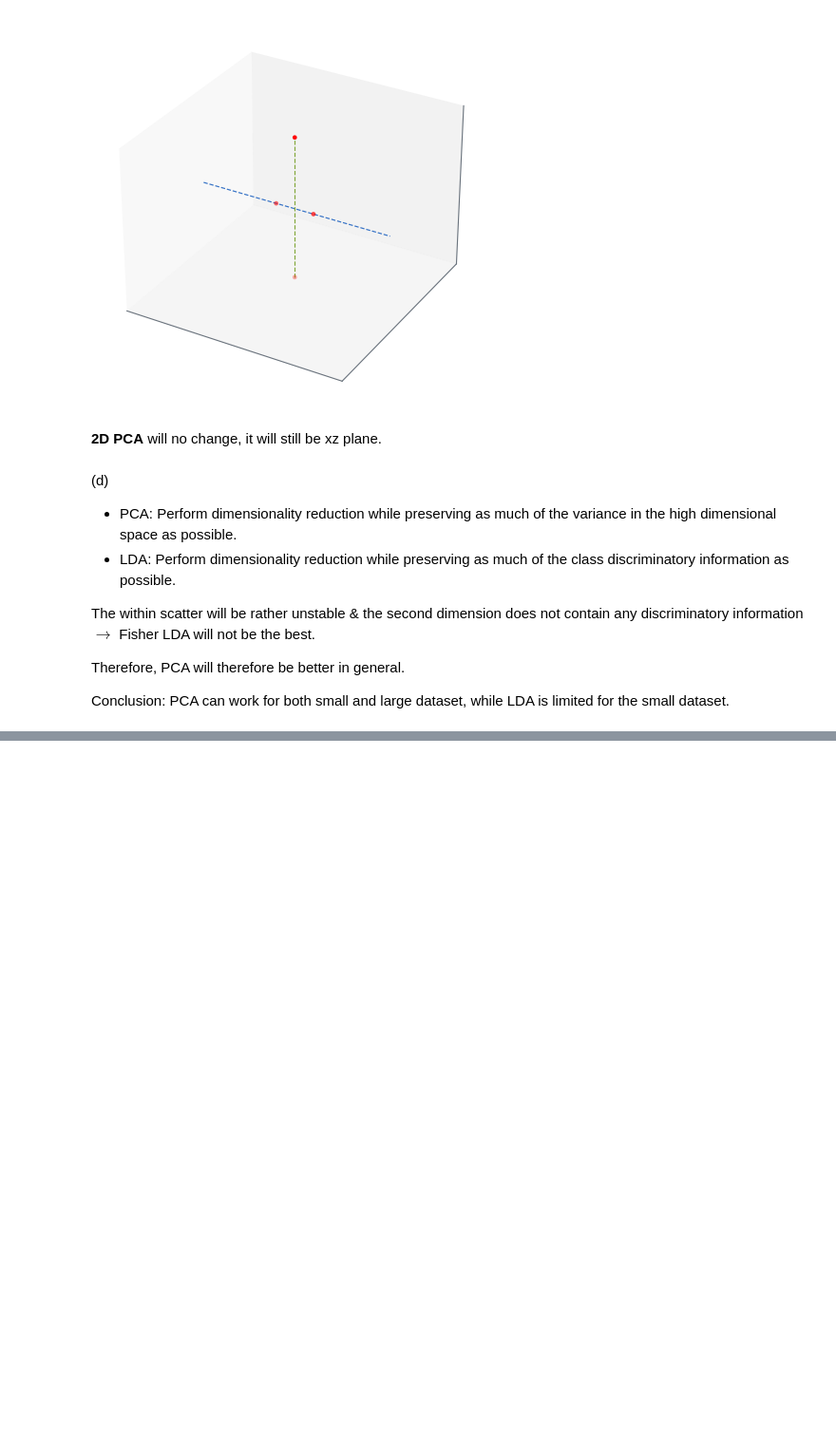
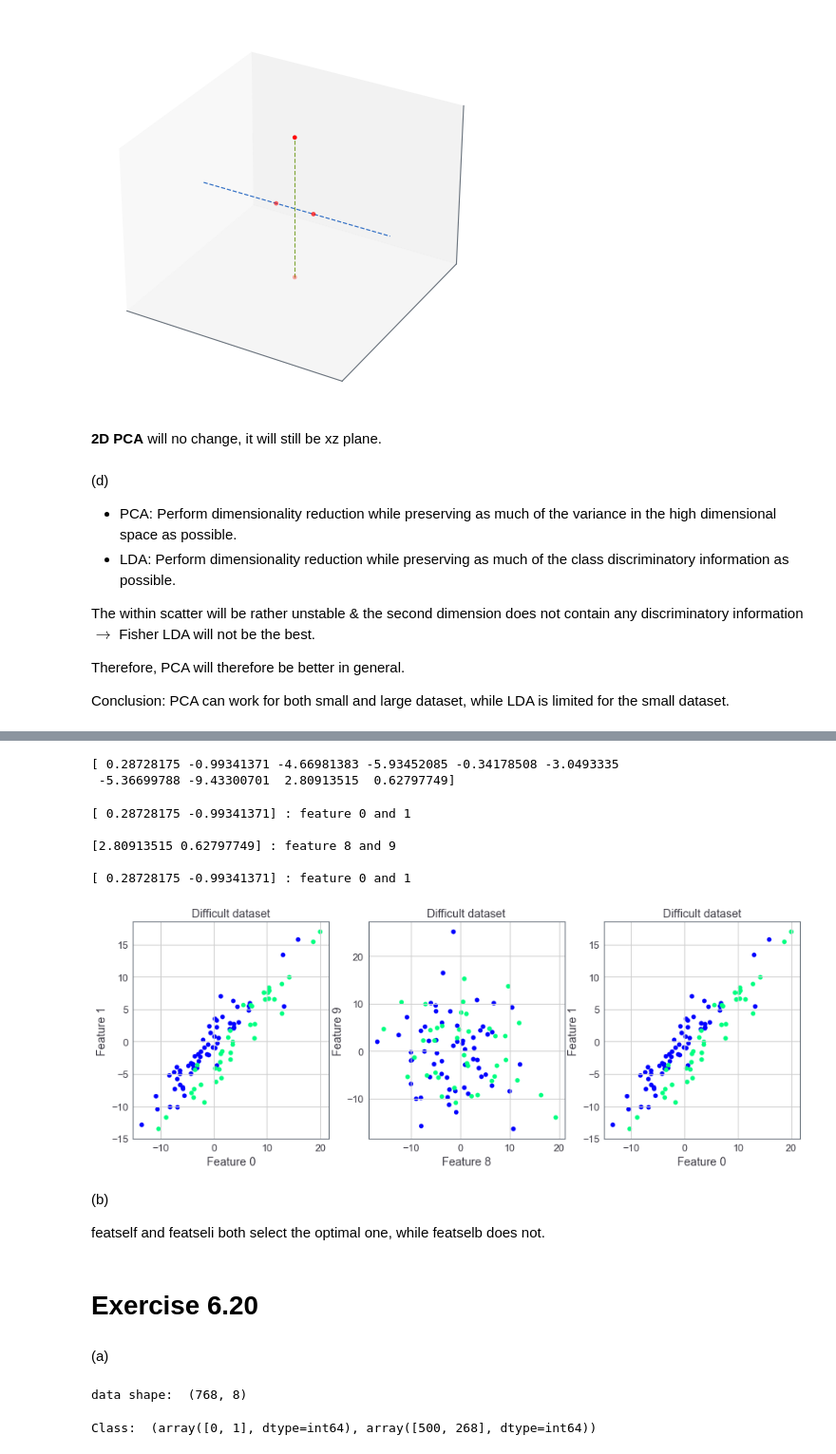
Before and after one commit to Timo9Madrid7/CS4220MachineLearningWeeklyLab, a Jupyter notebook: week6/Week_6.ipynb, the cells around one changed output, grey strips where cells are left out. Shown: that part at 95% size. Drawn from its saved outputs; the diff is of its cells as text; code cells hidden in the pictures; blank space fills up the shorter version.

```diff
--- a/week6/Week_6.ipynb
+++ b/week6/Week_6.ipynb
@@ -197,0 +283,50 @@ Conclusion: PCA can work for both small and large dataset, while LDA is limited
+# %%
+data = pr.gendatd(100, dim=10)
+print((+data)[1])
+# %% [output]
+[ 0.28728175 -0.99341371 -4.66981383 -5.93452085 -0.34178508 -3.0493335
+ -5.36699788 -9.43300701  2.80913515  0.62797749]
+# %%
+wF = pr.featself(data, (2, 'maha-s'))
+wB = pr.featselb(data, (2, 'maha-s'))
+wI = pr.featseli(data, (2, 'maha-s'))
+dataF = wF(data)
+dataB = wB(data)
+dataI = wI(data)
+
+print((+dataF)[1], ': feature 0 and 1', '\n')
+print((+dataB)[1], ': feature 8 and 9', '\n')
+print((+dataI)[1], ': feature 0 and 1', '\n')
+# %% [output]
+[ 0.28728175 -0.99341371] : feature 0 and 1
+
+[2.80913515 0.62797749] : feature 8 and 9
+
+[ 0.28728175 -0.99341371] : feature 0 and 1
+# %%
+plt.figure(figsize=(15,5))
+plt.subplot(131)
+pr.scatterd(dataF)
+plt.subplot(132)
+pr.scatterd(dataB)
+plt.subplot(133)
+pr.scatterd(dataI)
+# %% [output]
+[figure, added]
+# %% [markdown]
+(b)
+
+featself and featseli both select the optimal one, while featselb does not.
+# %% [markdown]
+# Exercise 6.20
+# %% [markdown]
+(a)
+# %%
+data = pr.read_mat("diabetes")
+print("data shape: ", data.shape)
+# %% [output]
+data shape:  (768, 8)
+# %%
+print("Class: ", np.unique(data.nlab(), return_counts=True))
+# %% [output]
+Class:  (array([0, 1], dtype=int64), array([500, 268], dtype=int64))
```
Also changed, not shown: parts of 42 cells of this notebook.
